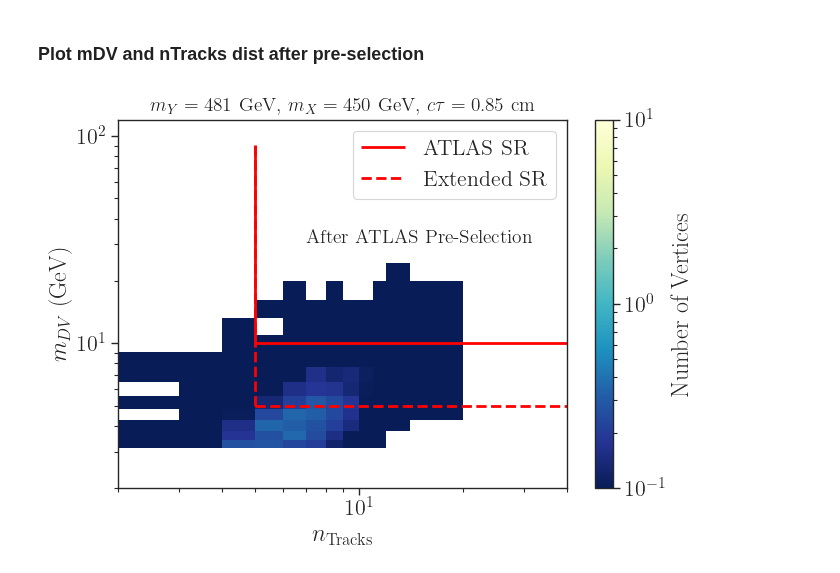
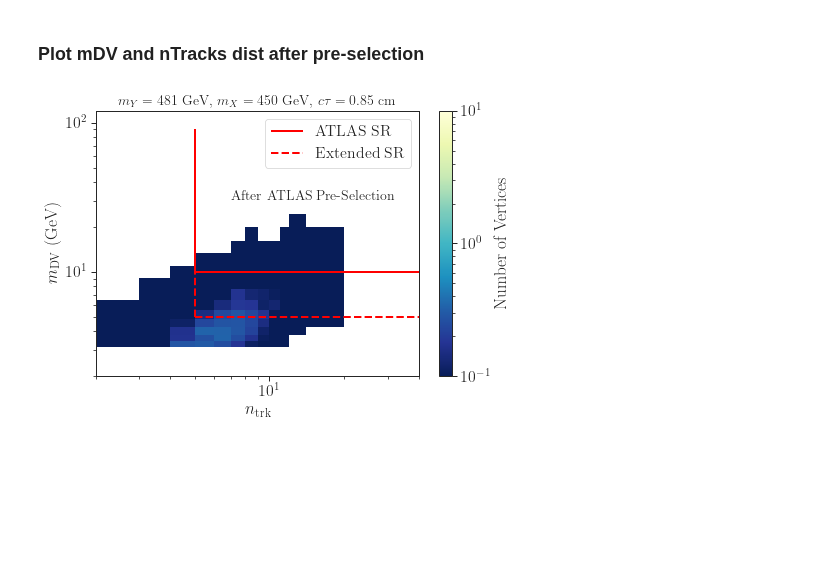
Before and after one commit to andlessa/LLP-CDFO, a Jupyter notebook: plotting/distributions/plots-dists.ipynb, the cells around one changed output. Cells and saved outputs as stored; diff of their text form; code cells hidden in the pictures; blank space fills up the shorter version.

Commit message:
Updating plots

```diff
--- a/plotting/distributions/plots-dists.ipynb
+++ b/plotting/distributions/plots-dists.ipynb
@@ -54,7 +54,7 @@ colors = sns.color_palette('Paired')
 ### Load Recast Data
 # %%
 inputFiles = ['../../eventData/cdfo_481.38_450.00_tau_2.85e-02_delphes_events.root']
-modelDict = getModelDict(inputFiles[0],model='sbottom')
+modelDict = getModelDict(inputFiles[0],model='sbottom',bannerFile='../../eventData/run_01_cdfo_481.38_450.00_tau_2.85e-02_banner.txt')
 title = r'$m_{Y} = %1.0f$ GeV, $m_{X} = %1.0f$ GeV, $c \tau = %1.2f$ cm'%(modelDict['mLLP'],modelDict['mLSP'],modelDict['tau_ns']*30)
 figlabel = 'msb_%1.0f_mchi_%1.0f_tau_%1.2f'%(modelDict['mLLP'],modelDict['mLSP'],modelDict['tau_ns'])
 # %% [output]
@@ -304,33 +308,33 @@ n_bins = np.append(np.unique(data_exp[:,0]),[20.,30.,40.])
 h = plt.hist2d(mDV_nTracks_weights_cut[:,1],mDV_nTracks_weights_cut[:,0],cmap=cm,
                weights=mDV_nTracks_weights_cut[:,2],bins=(n_bins,mDV_bins),norm=LogNorm(vmin=1e-1,vmax=10))
 
 
 # for ipt,pt in enumerate(data_obs):
 #     if pt[-1] == 0.0:
 #         continue
 #     plt.text(1.1*pt[0],pt[1],'%i' %pt[-1],fontsize=10)
 
 
 plt.hlines(y=10.0,xmin=5.,xmax=max(n_bins),colors='red',linestyle='solid',label='ATLAS SR',linewidth=2)
 plt.vlines(x=5.0,ymin=10.,ymax=max(mDV_bins),colors='red',linestyle='solid',linewidth=2)
 
 plt.hlines(y=5.0,xmin=5.,xmax=max(n_bins),colors='red',linestyle='dashed',label='Extended SR',linewidth=2)
 plt.vlines(x=5.0,ymin=5.,ymax=max(mDV_bins),colors='red',linestyle='dashed',linewidth=2)
 
 
 plt.text(n_bins[-int(len(n_bins)/1.5)],mDV_bins[-6],"After ATLAS Pre-Selection",fontsize=14)
 
 plt.xscale('log')
 plt.yscale('log')
-plt.ylabel(r'$m_{DV}$ (GeV)')
-plt.xlabel(r'$n_{\rm Tracks}$')
+plt.ylabel(r'$m_{\rm DV}$ (GeV)')
+plt.xlabel(r'$n_{\rm trk}$')
 plt.ylim(2,120.)
 plt.xlim(2,40)
 fig.colorbar(h[3], ax=plt.gca(),label='Number of Vertices')
 plt.title(title,fontsize=14)
 plt.legend()
 plt.tight_layout()
 plt.savefig('mDVnTrackCut_%s.png' %figlabel)
 plt.show()
 # %% [output]
-[figure, old version]
+[figure, new version]
```
Also changed, not shown: parts of 6 cells of this notebook, 10 other files.
